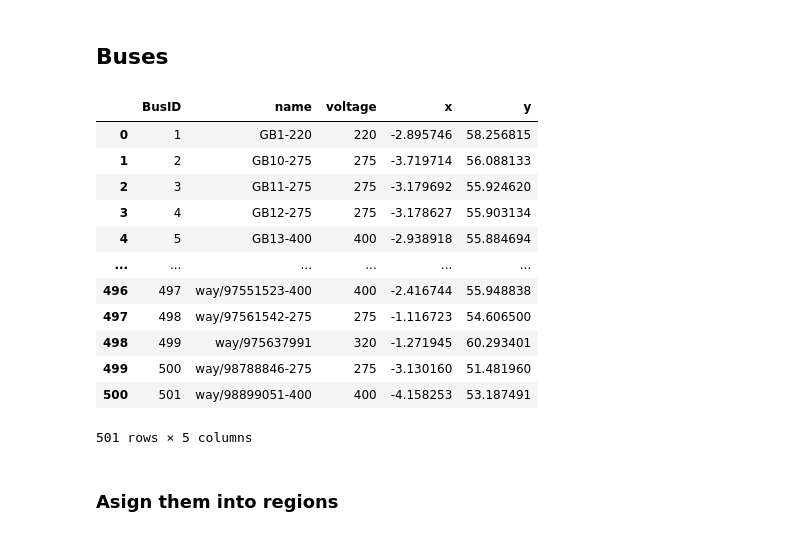
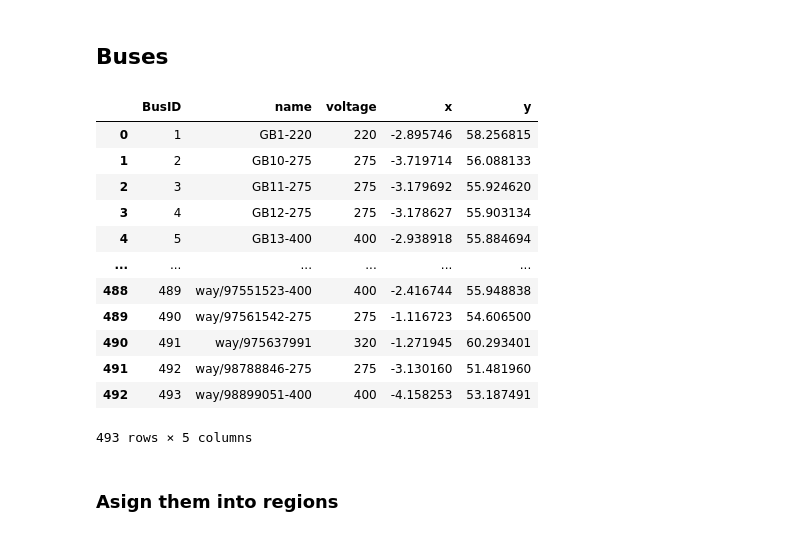
Before and after one commit to zhichuanma/Nature-EV, a Jupyter notebook: data/Datasets_Generation.ipynb, the cells around one changed output. Saved outputs shown, nothing was run; the diff lists cells and outputs as text; code cells hidden in the pictures.

```diff
--- a/data/Datasets_Generation.ipynb
+++ b/data/Datasets_Generation.ipynb
@@ -7,27 +7,27 @@ This script generates the four core datasets used in power system analysis: Buse
 # %%
 import pandas as pd
 
-df_Buses = pd.read_csv('./prerun/buses_GB.csv')
+df_Buses = pd.read_csv('./prerun/buses_GB.csv', comment = "#")
 df_Buses.rename(columns={'bus_id': 'name'}, inplace=True)
 df_Buses.insert(0, 'BusID', range(1, len(df_Buses) + 1))
 df_Buses = df_Buses.loc[:, :'y']
 df_Buses = df_Buses.drop(columns=['dc', 'symbol', 'under_construction', 'tags'])
 
 df_Buses
 # %% [output]
 |  | BusID | name | voltage | x | y |
 | 0 | 1 | GB1-220 | 220 | -2.895746 | 58.256815 |
 | 1 | 2 | GB10-275 | 275 | -3.719714 | 56.088133 |
 | 2 | 3 | GB11-275 | 275 | -3.179692 | 55.924620 |
 | 3 | 4 | GB12-275 | 275 | -3.178627 | 55.903134 |
 | 4 | 5 | GB13-400 | 400 | -2.938918 | 55.884694 |
 | ... | ... | ... | ... | ... | ... |
-| 496 | 497 | way/97551523-400 | 400 | -2.416744 | 55.948838 |
-| 497 | 498 | way/97561542-275 | 275 | -1.116723 | 54.606500 |
-| 498 | 499 | way/975637991 | 320 | -1.271945 | 60.293401 |
-| 499 | 500 | way/98788846-275 | 275 | -3.130160 | 51.481960 |
-| 500 | 501 | way/98899051-400 | 400 | -4.158253 | 53.187491 |
+| 488 | 489 | way/97551523-400 | 400 | -2.416744 | 55.948838 |
+| 489 | 490 | way/97561542-275 | 275 | -1.116723 | 54.606500 |
+| 490 | 491 | way/975637991 | 320 | -1.271945 | 60.293401 |
+| 491 | 492 | way/98788846-275 | 275 | -3.130160 | 51.481960 |
+| 492 | 493 | way/98899051-400 | 400 | -4.158253 | 53.187491 |
-501 rows × 5 columns
+493 rows × 5 columns
 # %% [markdown]
 ### Asign them into regions
 # %%
```
Also changed, not shown: parts of 4 cells of this notebook, 8 other files.
